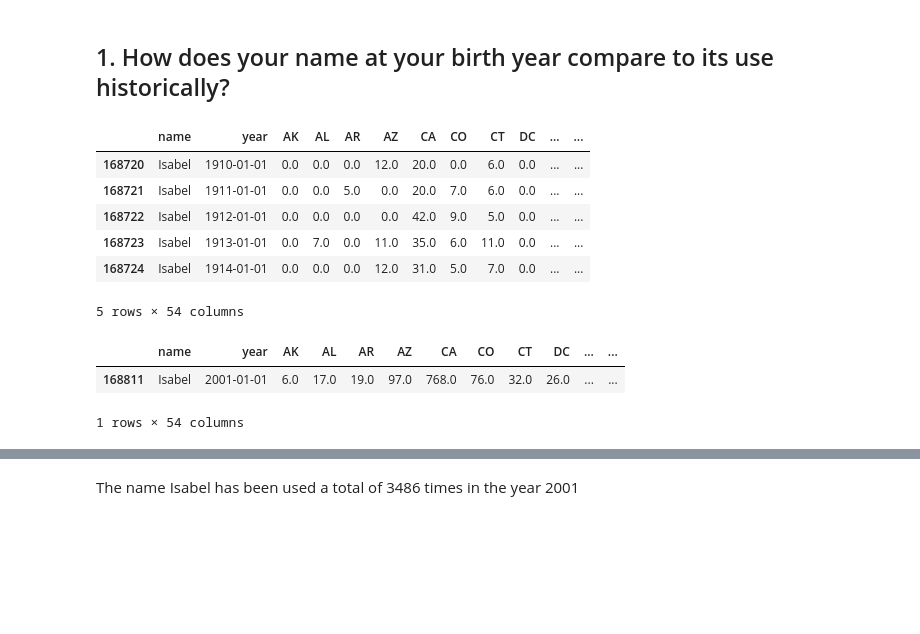
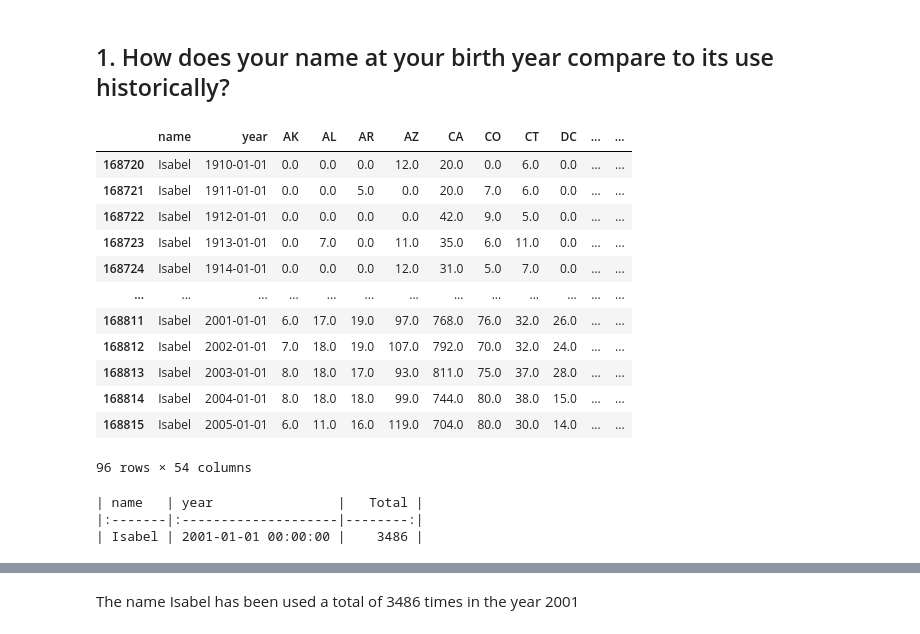
Before and after one commit to isabelaranguren/cse250, a Jupyter notebook: week02-03/project/project01.ipynb, the cells around one changed output, grey strips where cells are left out. Cells and saved outputs as stored; diff of their text form; code cells hidden in the pictures; blank space fills up the shorter version.

```diff
--- a/week02-03/project/project01.ipynb
+++ b/week02-03/project/project01.ipynb
@@ -19,25 +19,36 @@ df = pd.read_csv(url)
 # %%
 df.head()
 df.year = pd.to_datetime(df.year, format='%Y')
 df_agg = df.groupby('name')
 df_agg.head()
 my_name = df.query("name == 'Isabel'")
-my_name.head()
+my_name.head(-10)
 # %% [output]
 |  | name | year | AK | AL | AR | AZ | CA | CO | CT | DC | ... | ... |
 | 168720 | Isabel | 1910-01-01 | 0.0 | 0.0 | 0.0 | 12.0 | 20.0 | 0.0 | 6.0 | 0.0 | ... | ... |
 | 168721 | Isabel | 1911-01-01 | 0.0 | 0.0 | 5.0 | 0.0 | 20.0 | 7.0 | 6.0 | 0.0 | ... | ... |
 | 168722 | Isabel | 1912-01-01 | 0.0 | 0.0 | 0.0 | 0.0 | 42.0 | 9.0 | 5.0 | 0.0 | ... | ... |
 | 168723 | Isabel | 1913-01-01 | 0.0 | 7.0 | 0.0 | 11.0 | 35.0 | 6.0 | 11.0 | 0.0 | ... | ... |
 | 168724 | Isabel | 1914-01-01 | 0.0 | 0.0 | 0.0 | 12.0 | 31.0 | 5.0 | 7.0 | 0.0 | ... | ... |
+| ... | ... | ... | ... | ... | ... | ... | ... | ... | ... | ... | ... | ... |
+| 168811 | Isabel | 2001-01-01 | 6.0 | 17.0 | 19.0 | 97.0 | 768.0 | 76.0 | 32.0 | 26.0 | ... | ... |
+| 168812 | Isabel | 2002-01-01 | 7.0 | 18.0 | 19.0 | 107.0 | 792.0 | 70.0 | 32.0 | 24.0 | ... | ... |
+| 168813 | Isabel | 2003-01-01 | 8.0 | 18.0 | 17.0 | 93.0 | 811.0 | 75.0 | 37.0 | 28.0 | ... | ... |
+| 168814 | Isabel | 2004-01-01 | 8.0 | 18.0 | 18.0 | 99.0 | 744.0 | 80.0 | 38.0 | 15.0 | ... | ... |
+| 168815 | Isabel | 2005-01-01 | 6.0 | 11.0 | 16.0 | 119.0 | 704.0 | 80.0 | 30.0 | 14.0 | ... | ... |
-5 rows × 54 columns
+96 rows × 54 columns
 # %%
 numOfIsabelByBirthYear = df.query('name == "Isabel" & year == 2001') # 3468 Isabel's in 2001
 numOfIsabelByBirthYear.head()
+
+print(numOfIsabelByBirthYear
+    .head()
+    .filter(["name", "year", "Total"])
+    .to_markdown(index=False))
 # %% [output]
-|  | name | year | AK | AL | AR | AZ | CA | CO | CT | DC | ... | ... |
-| 168811 | Isabel | 2001-01-01 | 6.0 | 17.0 | 19.0 | 97.0 | 768.0 | 76.0 | 32.0 | 26.0 | ... | ... |
-1 rows × 54 columns
+| name   | year                |   Total |
+|:-------|:--------------------|--------:|
+| Isabel | 2001-01-01 00:00:00 |    3486 |
 # %%
 isabel_chart = (alt.Chart(my_name, title="Popularity")
     .encode(
```
Also changed, not shown: parts of 5 cells of this notebook, 41 other files.
